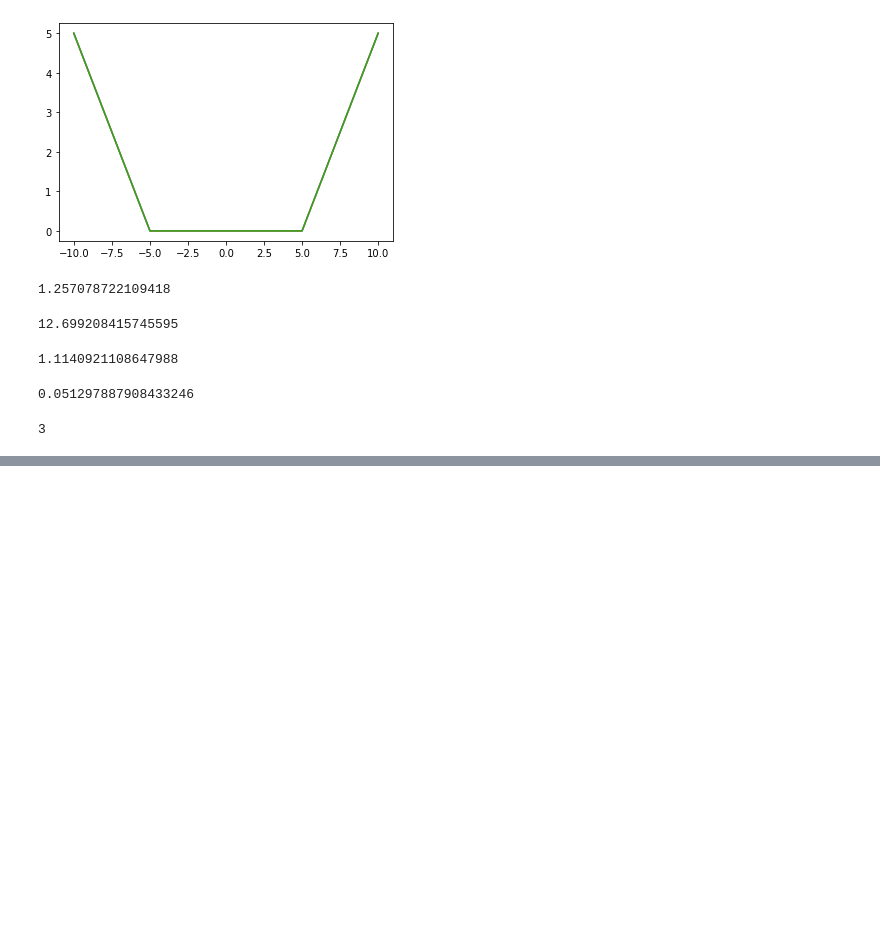
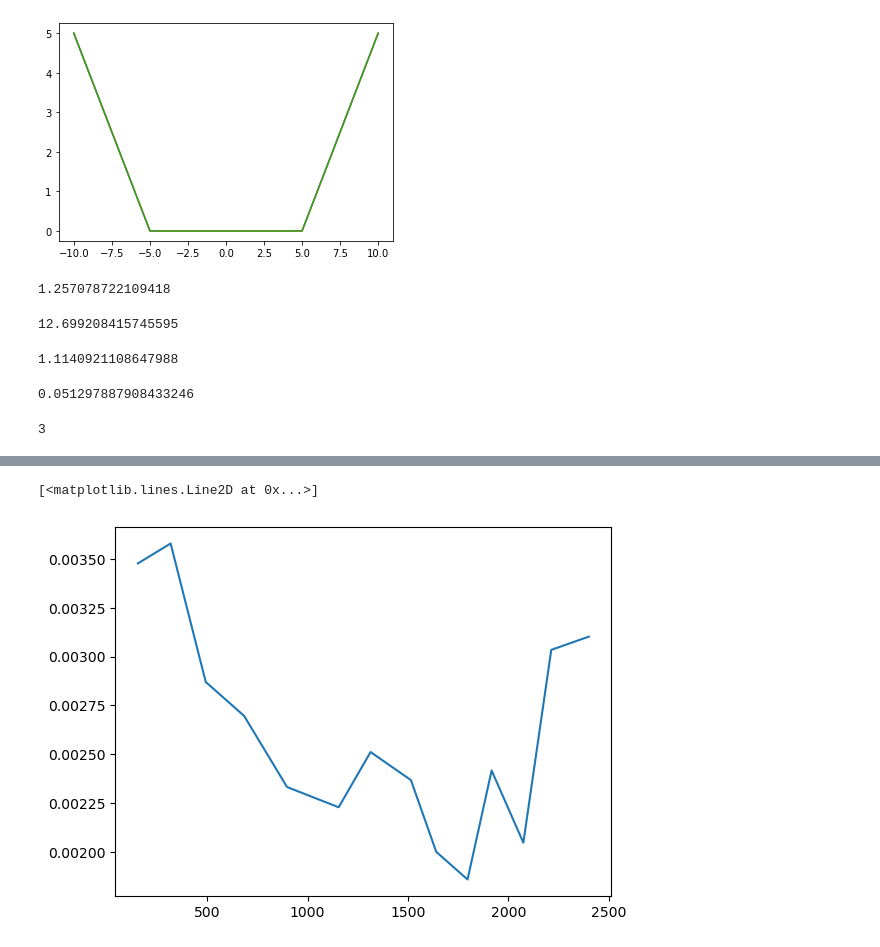
Before and after one commit to CovingtonResearchGroup/champ, a Jupyter notebook: champ/Examples/Chow-Benchmark-test.ipynb, the cells around one changed output, grey strips where cells are left out. Drawn from its saved outputs; the diff is of its cells as text; code cells hidden in the pictures; blank space fills up the shorter version.

```diff
--- a/champ/Examples/Chow-Benchmark-test.ipynb
+++ b/champ/Examples/Chow-Benchmark-test.ipynb
@@ -233,0 +263,10 @@ np.size([1,2,3])
+# %%
+from scipy.interpolate import interp1d
+f = interp1d(xmids*ft_per_m, sim.fd_mids*ft_per_m)
+fd_mod = f(x_chow)
+
+rel_err = (fd_mod - fd_chow)/fd_mod
+plot(x_chow, rel_err)
+# %% [output]
+[<matplotlib.lines.Line2D at 0x...>]
+[figure, added]
```
Also changed, not shown: parts of 7 cells of this notebook, 4 other files.
